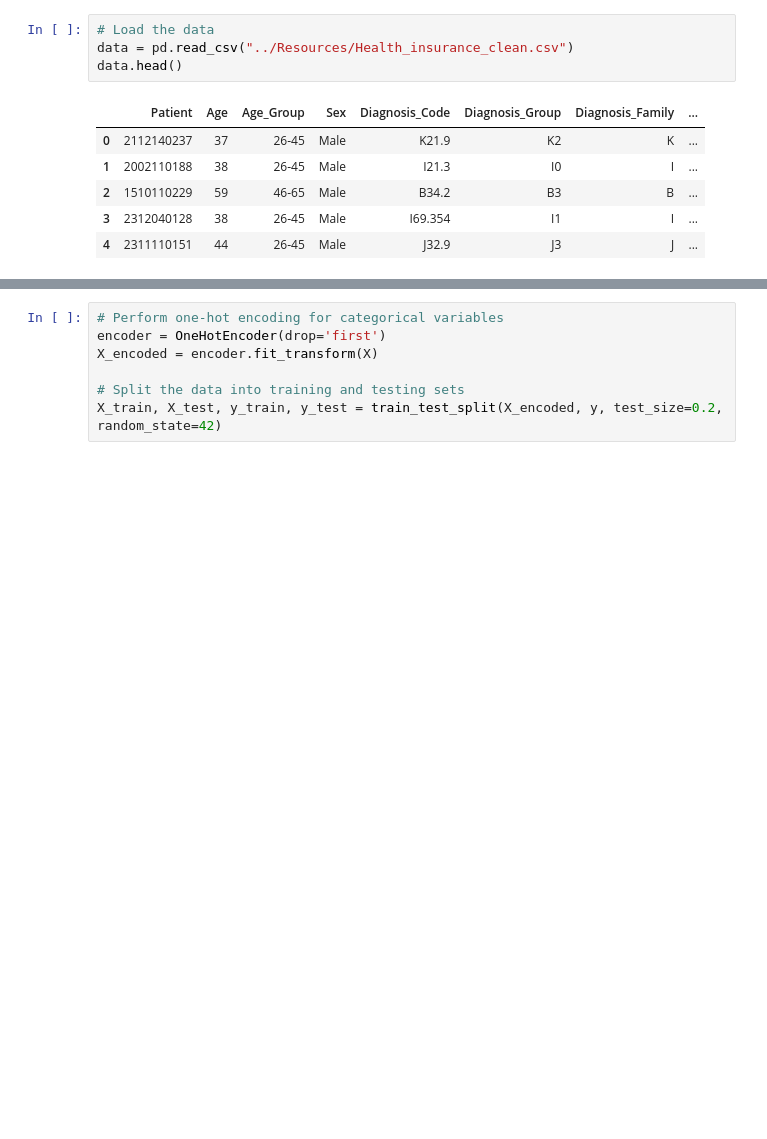
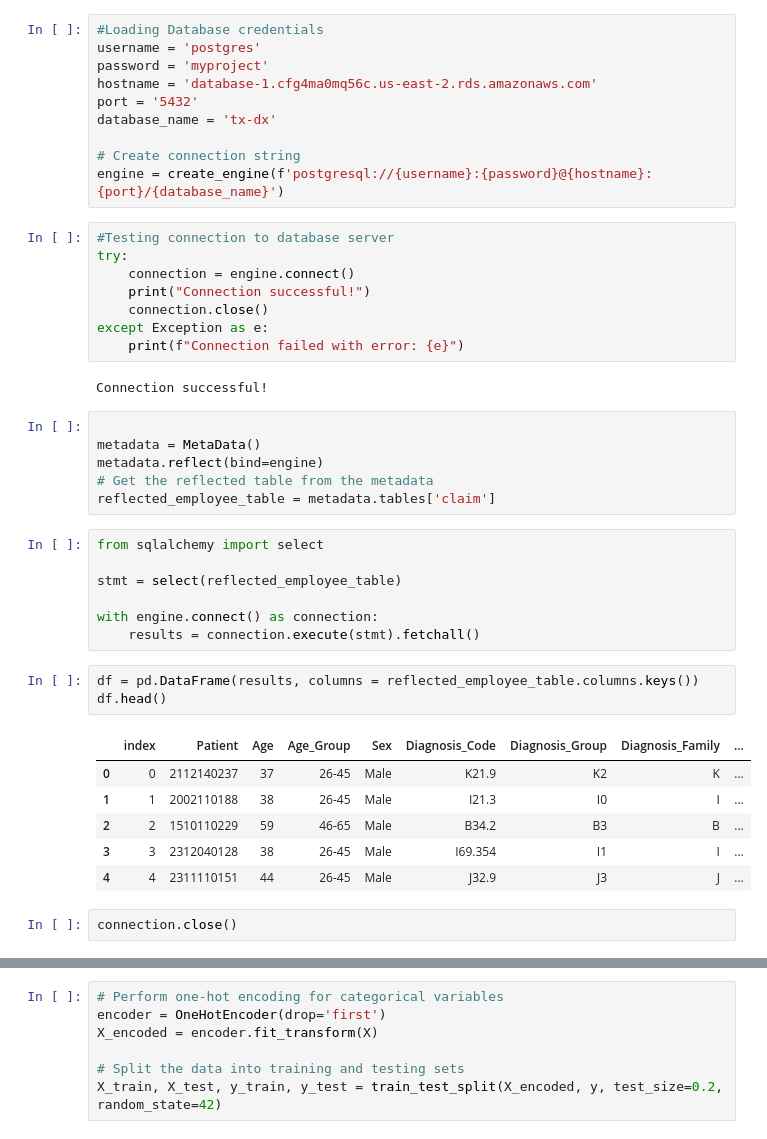
Before and after one commit to Yasmin-9/ClaimSights, a Jupyter notebook: Machine_model/classification_report_yasmin.ipynb, the cells around one changed output, grey strips where cells are left out. Cells and saved outputs as stored; diff of their text form; blank space fills up the shorter version.

```diff
--- a/Machine_model/classification_report_yasmin.ipynb
+++ b/Machine_model/classification_report_yasmin.ipynb
@@ -8,12 +10,46 @@ from sklearn.metrics import classification_report
-# %%
-# Load the data
-data = pd.read_csv("../Resources/Health_insurance_clean.csv")
-data.head()
-# %% [output]
-|  | Patient | Age | Age_Group | Sex | Diagnosis_Code | Diagnosis_Group | Diagnosis_Family | ... |
-| 0 | 2112140237 | 37 | 26-45 | Male | K21.9 | K2 | K | ... |
-| 1 | 2002110188 | 38 | 26-45 | Male | I21.3 | I0 | I | ... |
-| 2 | 1510110229 | 59 | 46-65 | Male | B34.2 | B3 | B | ... |
-| 3 | 2312040128 | 38 | 26-45 | Male | I69.354 | I1 | I | ... |
-| 4 | 2311110151 | 44 | 26-45 | Male | J32.9 | J3 | J | ... |
+# %%
+#Loading Database credentials
+username = 'postgres'
+password = 'myproject'
+hostname = 'database-1.cfg4ma0mq56c.us-east-2.rds.amazonaws.com'
+port = '5432'
+database_name = 'tx-dx'
+
+# Create connection string
+engine = create_engine(f'postgresql://{username}:{password}@{hostname}:{port}/{database_name}')
+# %%
+#Testing connection to database server
+try:
+    connection = engine.connect()
+    print("Connection successful!")
+    connection.close()
+except Exception as e:
+    print(f"Connection failed with error: {e}")
+# %% [output]
+Connection successful!
+# %%
+
+metadata = MetaData()
+metadata.reflect(bind=engine)
+# Get the reflected table from the metadata
+reflected_employee_table = metadata.tables['claim']
+# %%
+from sqlalchemy import select
+
+stmt = select(reflected_employee_table)
+
+with engine.connect() as connection:
+    results = connection.execute(stmt).fetchall()
+# %%
+df = pd.DataFrame(results, columns = reflected_employee_table.columns.keys())
+df.head()
+# %% [output]
+|  | index | Patient | Age | Age_Group | Sex | Diagnosis_Code | Diagnosis_Group | Diagnosis_Family | ... |
+| 0 | 0 | 2112140237 | 37 | 26-45 | Male | K21.9 | K2 | K | ... |
+| 1 | 1 | 2002110188 | 38 | 26-45 | Male | I21.3 | I0 | I | ... |
+| 2 | 2 | 1510110229 | 59 | 46-65 | Male | B34.2 | B3 | B | ... |
+| 3 | 3 | 2312040128 | 38 | 26-45 | Male | I69.354 | I1 | I | ... |
+| 4 | 4 | 2311110151 | 44 | 26-45 | Male | J32.9 | J3 | J | ... |
+# %%
+connection.close()
 # %%
```
Also changed, not shown: parts of 12 cells of this notebook.
